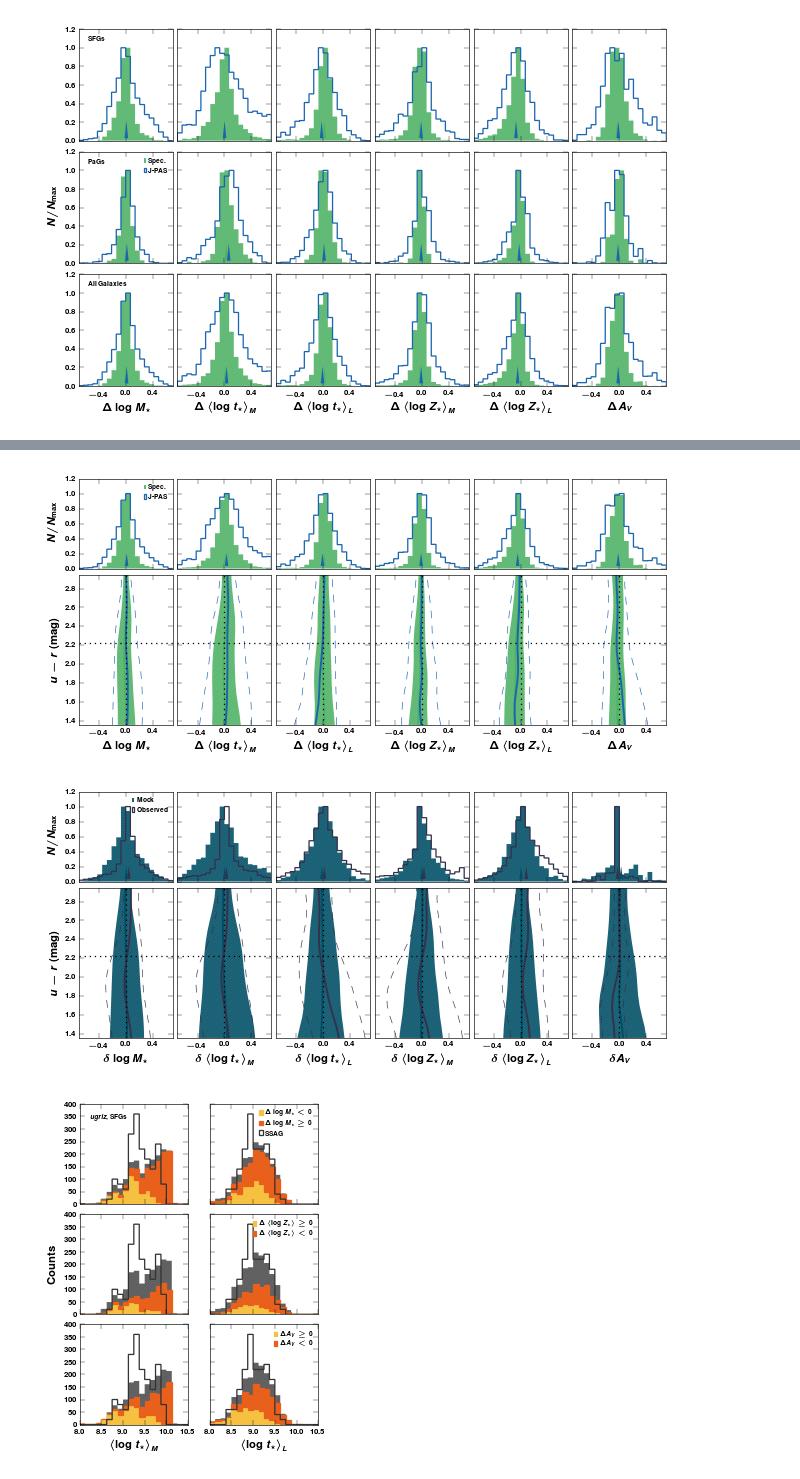
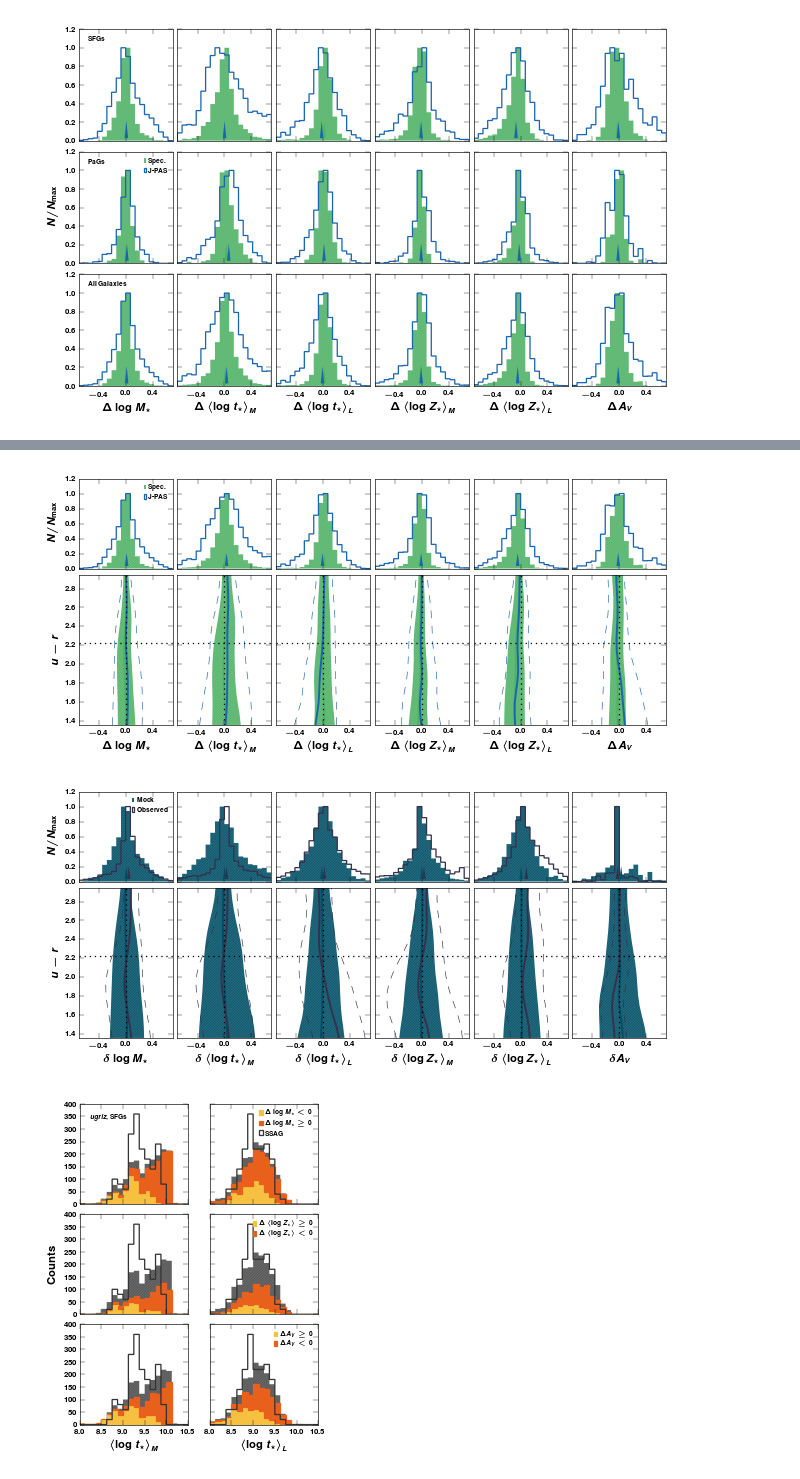
Before and after one commit to ajmejia/notebooks, a Jupyter notebook: TTANearbyUniverseCB13.ipynb, the cells around one changed output, grey strips where cells are left out. Drawn from its saved outputs; the diff is of its cells as text; code cells hidden in the pictures.

```diff
--- a/TTANearbyUniverseCB13.ipynb
+++ b/TTANearbyUniverseCB13.ipynb
@@ -311,7 +311,7 @@ axs = row_stack((axr, axs))
 axs[0, 0].set_xlim(xlm)
 axs[0, 0].set_xticks([-0.4, 0, 0.4])
 axs[0, 0].set_ylabel(r"\bf $N/N_\text{max}$")
-axs[1, 0].set_ylabel(r"\bf $u-r$ (mag)")
+axs[1, 0].set_ylabel(r"\bf $u-r$")
 
 for i, j in product(xrange(axs.shape[0]), xrange(axs.shape[1])):
     if i==0:
@@ -386,7 +386,7 @@ axs = row_stack((axr, axs))
 axs[0, 0].set_xlim(xlm)
 axs[0, 0].set_xticks([-0.4, 0, 0.4])
 axs[0, 0].set_ylabel(r"\bf $N/N_\text{max}$")
-axs[1, 0].set_ylabel(r"\bf $u-r$ (mag)")
+axs[1, 0].set_ylabel(r"\bf $u-r$")
 
 bias_h, bias_b = [], []
 for i, j in product(xrange(axs.shape[0]), xrange(axs.shape[1])):
@@ -415,34 +415,34 @@ for i, j in product(xrange(axs.shape[0]), xrange(axs.shape[1])):
         #str_b = r"\bf $%+.2f\pm{%.2f}$" % (med_b, (p84_b-p16_b)*0.5)
         #axs[i, j].text(0.05, 0.75, str_h, fontsize=tsize, color=color_h, ha="left", transform=axs[i, j].transAxes)
         #axs[i, j].text(0.05, 0.60, str_b, fontsize=tsize, color=color_b, ha="left", transform=axs[i, j].transAxes)
     else:
         xh, yh, eh = binner(lcolor, residual_h[kw[j]], nb, ylm, "mean")
         xb, yb, eb = binner(lcolor, residual_b[kw[j]], nb, ylm, "mean")
 
         axs[i, j].plot(gaussian_filter(yh,1.5), xh, "-", color=color_h, lw=1.5)
         axs[i, j].fill_betweenx(xh, gaussian_filter(yh-eh[0],1.5), gaussian_filter(yh+eh[1],1.5), color=color_h, hatch=hatching, facecolor="none", lw=0)
 
         axs[i, j].plot(gaussian_filter(yb,1.5), xb, "-", color=color_b, lw=1.5)
         axs[i, j].plot(gaussian_filter(yb-eb[0],1.5), xb, "--", color=color_b, lw=0.5)
         axs[i, j].plot(gaussian_filter(yb+eb[1],1.5), xb, "--", color=color_b, lw=0.5)
 
         axs[i, j].axvline(ls=":", color="k")
         axs[i, j].axhline(2.22, ls=":", color="k")
 
         axs[i, j].set_xlabel(res_lbs[kw[j]])
 
 axs[1, 0].set_ylim(xh[0], xh[-1])
 axs[0, 0].legend(loc=1, handlelength=0.3, handletextpad=0.3)
 
 bias_h = array(bias_h)
 bias_b = array(bias_b)
 
 fig.tight_layout()
 fig.subplots_adjust(wspace=0.05)
 
 savefig("{}{}_vs_{}".format("img/", sed_type_h, sed_type_b))
 # %% [output]
-[figure, old version]
+[figure, new version]
 # %%
 residual_h, residual_b = tta_con, obs_con
 color_h, color_b = "#004E66", "#34314C"
@@ -468,7 +468,7 @@ axs = row_stack((axr, axs))
 axs[0, 0].set_xlim(xlm)
 axs[0, 0].set_xticks([-0.4, 0, 0.4])
 axs[0, 0].set_ylabel(r"\bf $N/N_\text{max}$")
-axs[1, 0].set_ylabel(r"\bf $u-r$ (mag)")
+axs[1, 0].set_ylabel(r"\bf $u-r$")
 
 for i, j in product(xrange(axs.shape[0]), xrange(axs.shape[1])):
     if i==0:
@@ -530,7 +530,7 @@ fig.subplots_adjust(wspace=0.05)
 
 savefig("{}{}_vs_{}".format(od, sed_type_h, sed_type_b))
 # %% [output]
-[figure, old version]
+[figure, new version]
 # %%
 physical = sdss_tta
 residual = sdss_res
```
Also changed, not shown: parts of 6 cells of this notebook.
